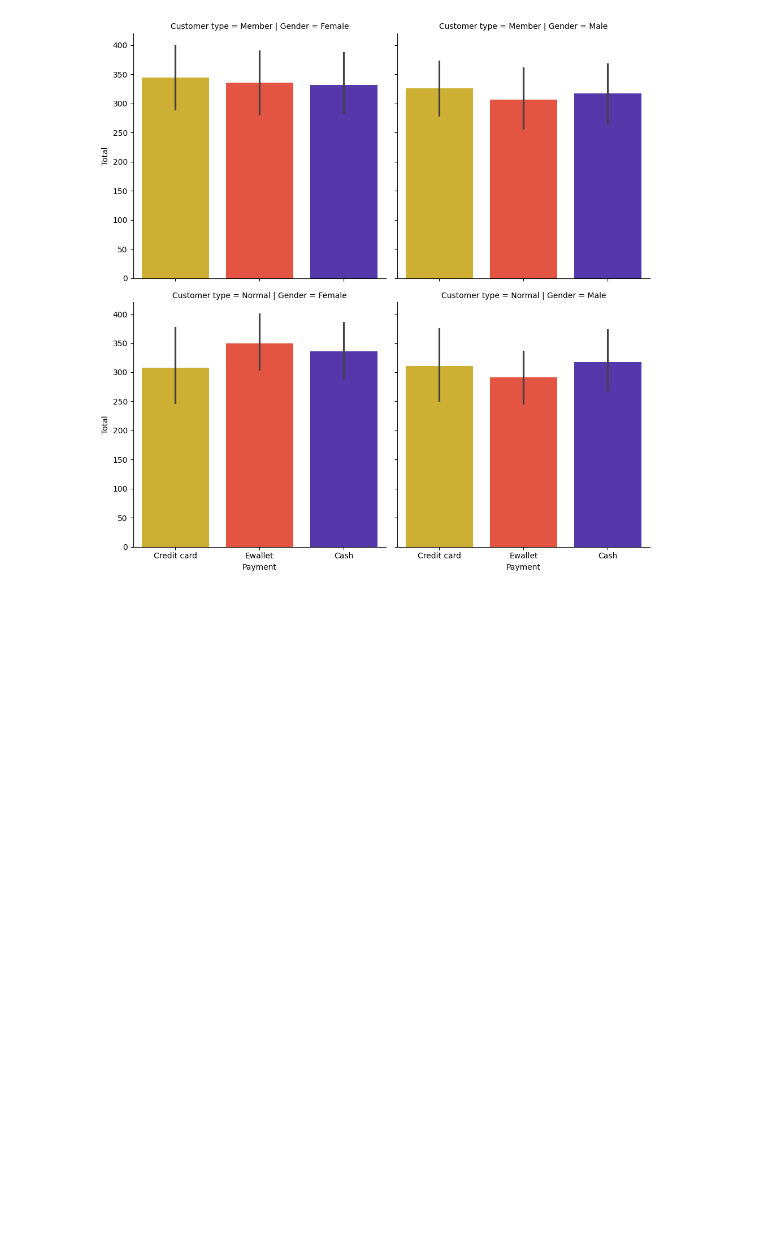
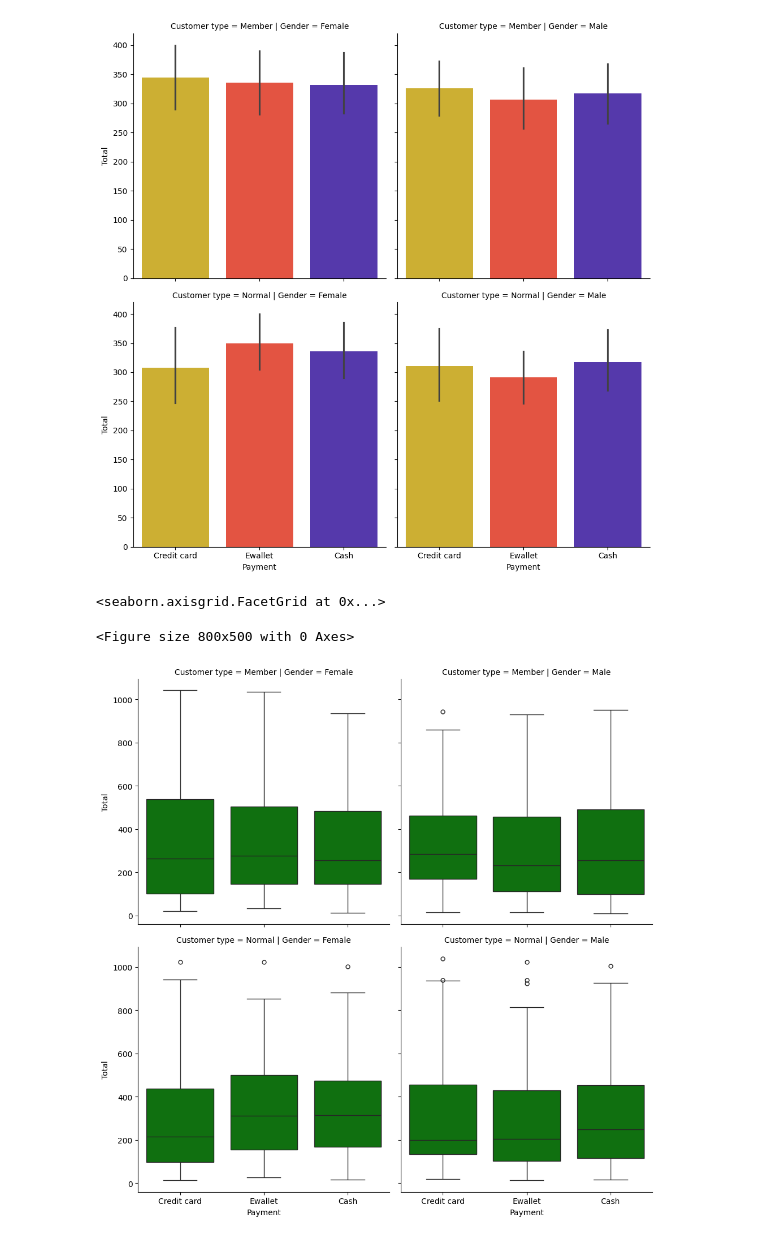
Before and after one commit to satishsinha/Python-Seaborn, a Jupyter notebook: Cat Plot.ipynb, the cells around one changed output. Drawn from its saved outputs; the diff is of its cells as text; code cells hidden in the pictures; blank space fills up the shorter version.

```diff
--- a/Cat Plot.ipynb
+++ b/Cat Plot.ipynb
@@ -101,4 +101,8 @@ Passing `palette` without assigning `hue` is deprecated and will be removed in v
 [figure]
 # %%
 plt.figure(figsize=(8,5))
-sns.catplot(x='Payment', y='Total', col='Gender', data=data, kind='box', row='Customer type', palette='Pastel')
+sns.catplot(x='Payment', y='Total', col='Gender', data=data, kind='box', row='Customer type', color='green')
+# %% [output]
+<seaborn.axisgrid.FacetGrid at 0x...>
+<Figure size 800x500 with 0 Axes>
+[figure, added]
```
Also changed, not shown: 7 other files.
